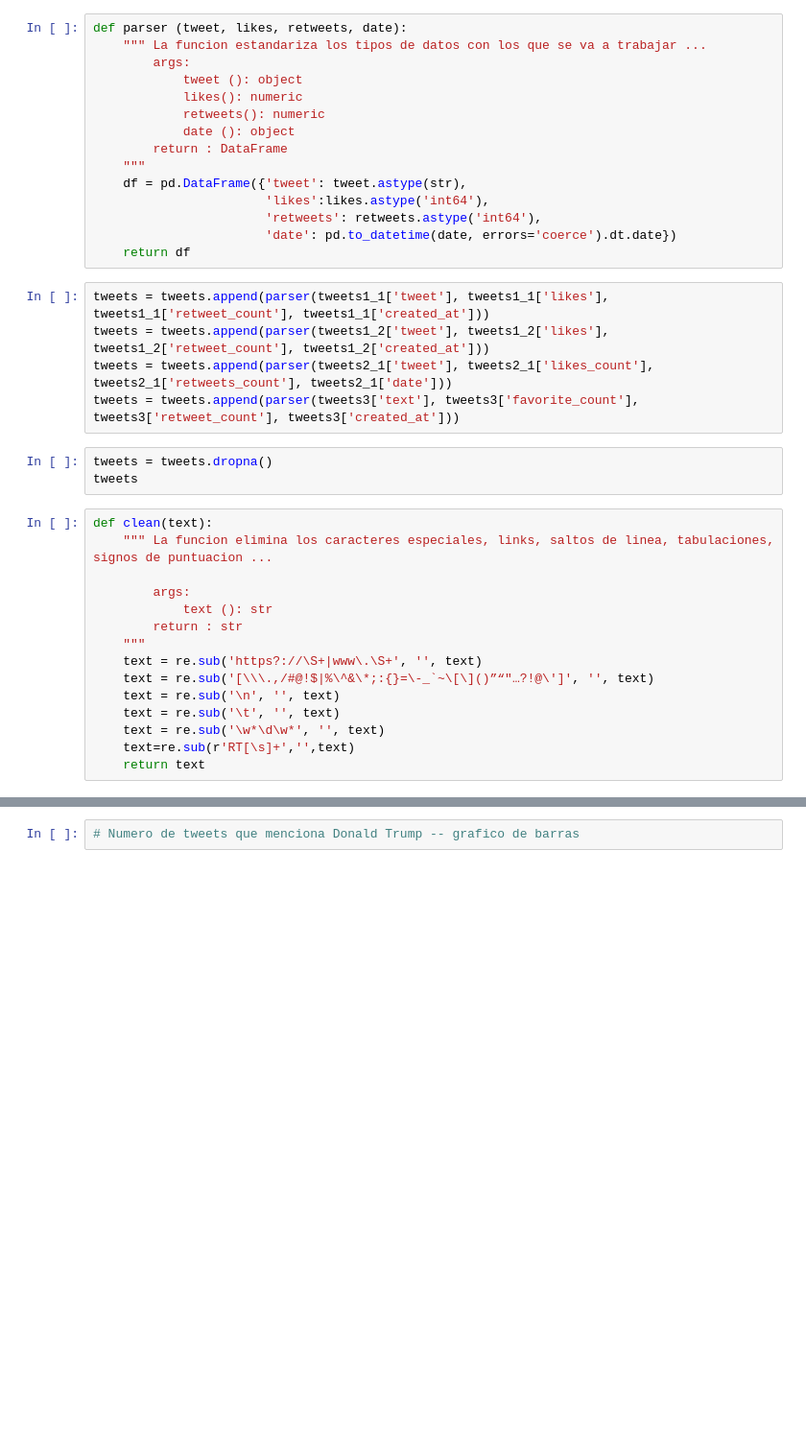
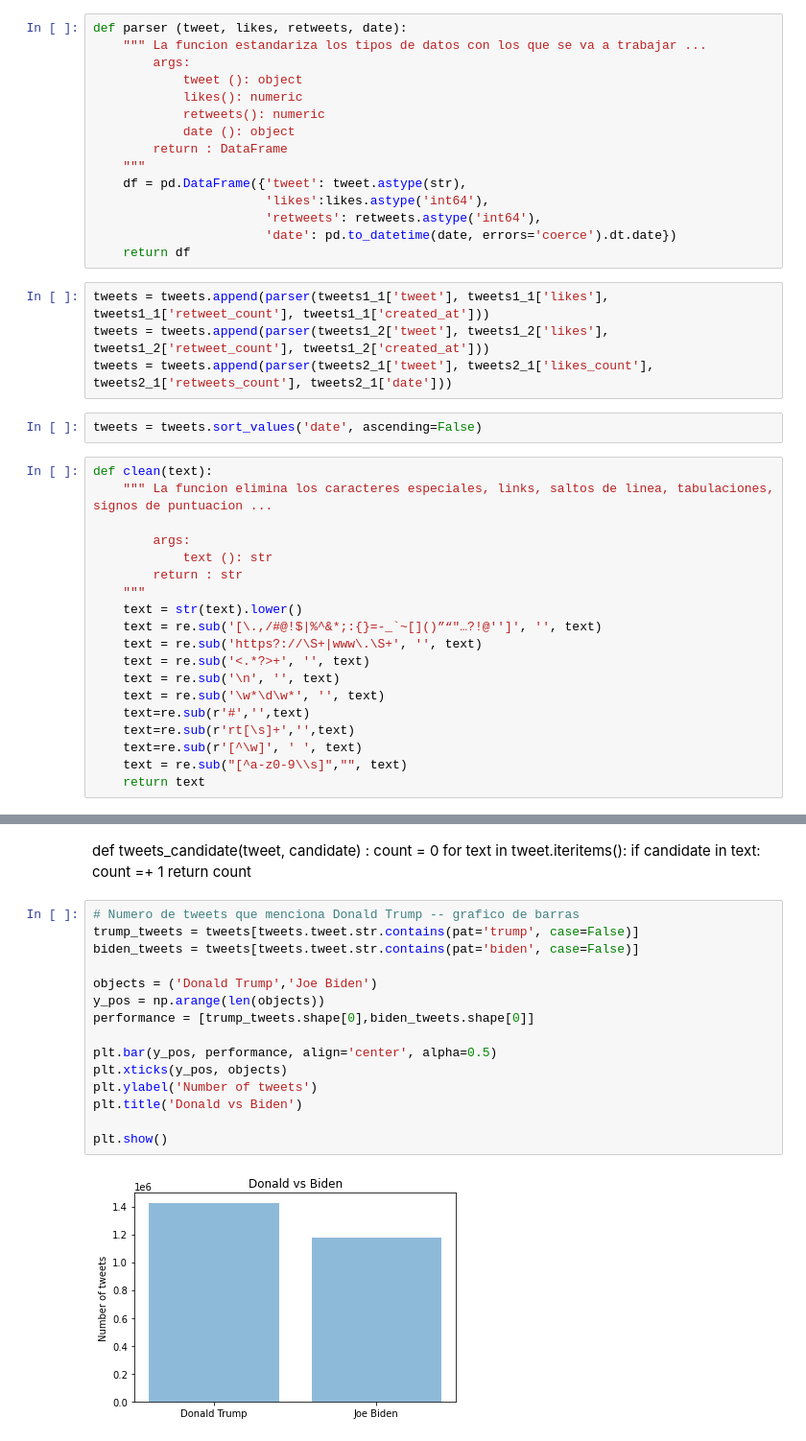
Before and after one commit to josue2510/Data_science_2020_election_support, a Jupyter notebook: Procesamiento.ipynb, the cells around one changed output, grey strips where cells are left out. Shown: that part at 96% size. Saved outputs shown, nothing was run; the diff lists cells and outputs as text; blank space fills up the shorter version.

```diff
--- a/Procesamiento.ipynb
+++ b/Procesamiento.ipynb
@@ -37,10 +36,8 @@ def parser (tweet, likes, retweets, date):
 tweets = tweets.append(parser(tweets1_1['tweet'], tweets1_1['likes'], tweets1_1['retweet_count'], tweets1_1['created_at']))
 tweets = tweets.append(parser(tweets1_2['tweet'], tweets1_2['likes'], tweets1_2['retweet_count'], tweets1_2['created_at']))
 tweets = tweets.append(parser(tweets2_1['tweet'], tweets2_1['likes_count'], tweets2_1['retweets_count'], tweets2_1['date']))
-tweets = tweets.append(parser(tweets3['text'], tweets3['favorite_count'], tweets3['retweet_count'], tweets3['created_at']))
 # %%
-tweets = tweets.dropna()
-tweets
+tweets = tweets.sort_values('date', ascending=False)
 # %%
 def clean(text):
     """ La funcion elimina los caracteres especiales, links, saltos de linea, tabulaciones, signos de puntuacion ...
@@ -49,12 +46,16 @@ def clean(text):
             text (): str
         return : str
     """
+    text = str(text).lower()
+    text = re.sub('[\.,/#@!$|%^&*;:{}=-_`~[]()”“"…?!@'']', '', text)
     text = re.sub('https?://\S+|www\.\S+', '', text)
-    text = re.sub('[\\\.,/#@!$|%\^&\*;:{}=\-_`~\[\]()”“"…?!@\']', '', text)
+    text = re.sub('<.*?>+', '', text)
     text = re.sub('\n', '', text)
-    text = re.sub('\t', '', text)
     text = re.sub('\w*\d\w*', '', text)
-    text=re.sub(r'RT[\s]+','',text)
+    text=re.sub(r'#','',text)
+    text=re.sub(r'rt[\s]+','',text)
+    text=re.sub(r'[^\w]', ' ', text)
+    text = re.sub("[^a-z0-9\\s]","", text)
     return text
 # %%
 tweets['tweet'] = tweets['tweet'].apply(lambda x: clean(x))
@@ -94,2 +98,24 @@ common_words = word_freq.most_common()
+# %% [markdown]
+def tweets_candidate(tweet, candidate) :
+    count = 0
+    for text in tweet.iteritems():
+        if candidate in text:
+           count =+ 1
+    return count
 # %%
 # Numero de tweets que menciona Donald Trump -- grafico de barras
+trump_tweets = tweets[tweets.tweet.str.contains(pat='trump', case=False)]
+biden_tweets = tweets[tweets.tweet.str.contains(pat='biden', case=False)]
+
+objects = ('Donald Trump','Joe Biden')
+y_pos = np.arange(len(objects))
+performance = [trump_tweets.shape[0],biden_tweets.shape[0]]
+
+plt.bar(y_pos, performance, align='center', alpha=0.5)
+plt.xticks(y_pos, objects)
+plt.ylabel('Number of tweets')
+plt.title('Donald vs Biden')
+
+plt.show()
+# %% [output]
+[figure, added]
```
Also changed, not shown: parts of 16 cells of this notebook.
